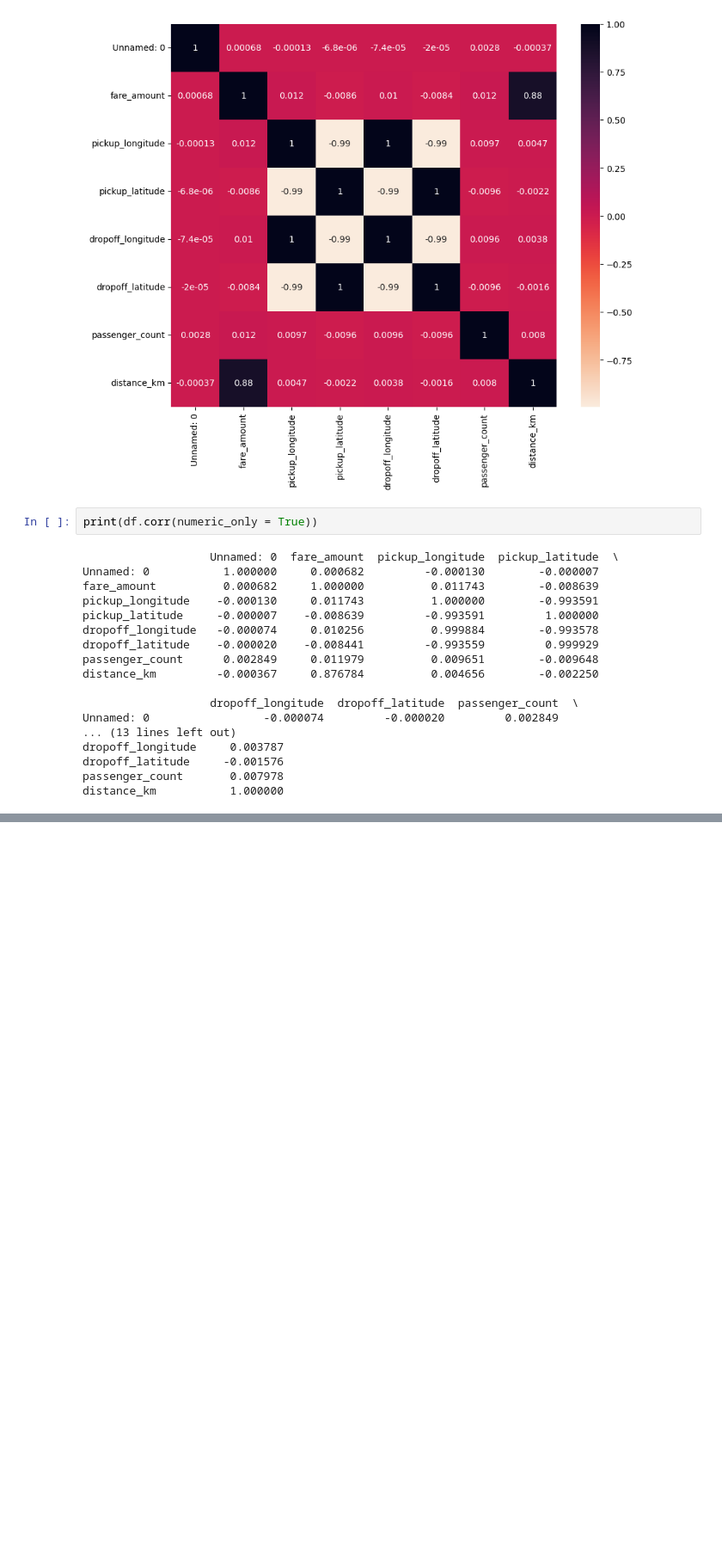
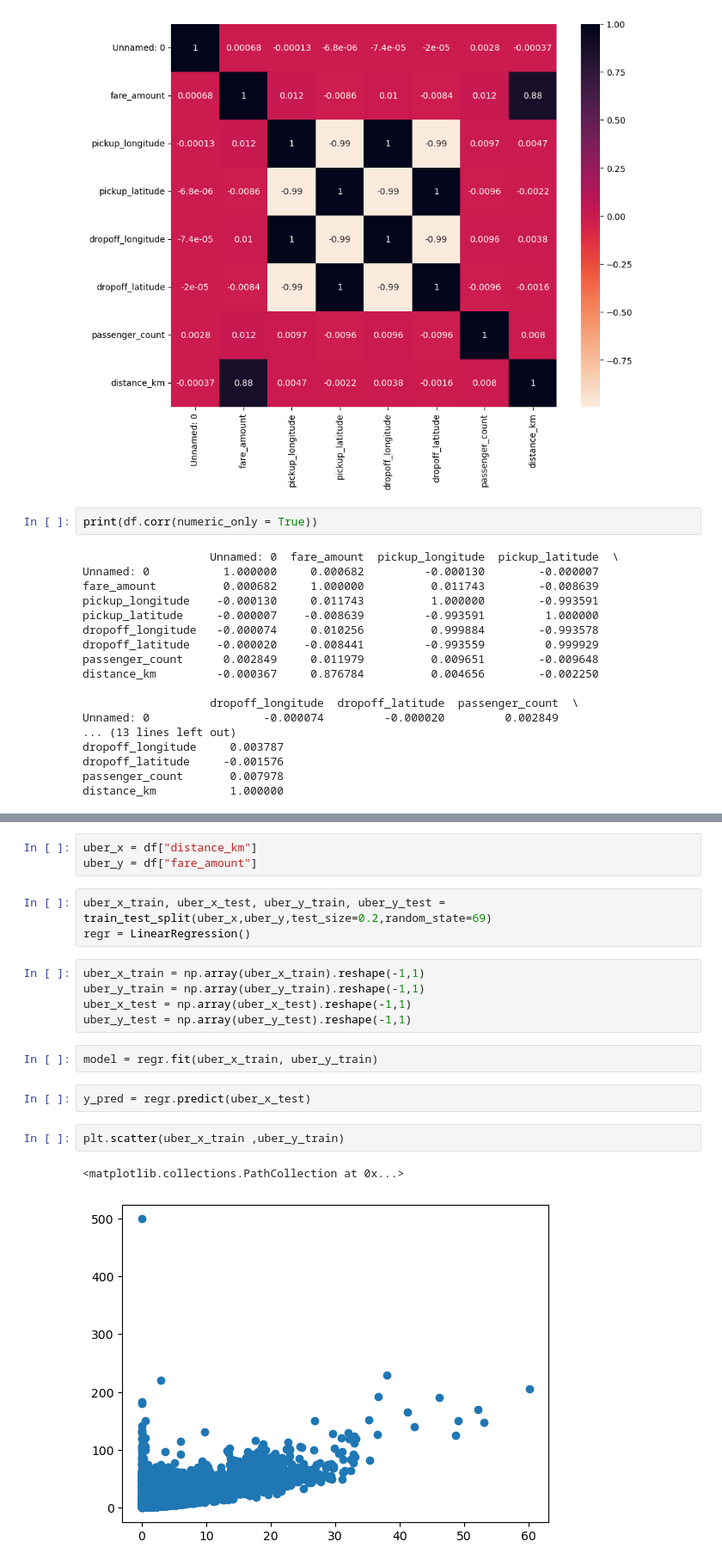
Before and after one commit to MrNoBody86/LP-3-ML, a Jupyter notebook: Ass_01.ipynb, the cells around one changed output, grey strips where cells are left out. Shown at 86% size. Saved outputs shown, nothing was run; the diff lists cells and outputs as text; blank space fills up the shorter version.

```diff
--- a/Ass_01.ipynb
+++ b/Ass_01.ipynb
@@ -301,0 +306,20 @@ distance_km           1.000000
+# %%
+uber_x = df["distance_km"]
+uber_y = df["fare_amount"]
+# %%
+uber_x_train, uber_x_test, uber_y_train, uber_y_test = train_test_split(uber_x,uber_y,test_size=0.2,random_state=69)
+regr = LinearRegression()
+# %%
+uber_x_train = np.array(uber_x_train).reshape(-1,1)
+uber_y_train = np.array(uber_y_train).reshape(-1,1)
+uber_x_test = np.array(uber_x_test).reshape(-1,1)
+uber_y_test = np.array(uber_y_test).reshape(-1,1)
+# %%
+model = regr.fit(uber_x_train, uber_y_train)
+# %%
+y_pred = regr.predict(uber_x_test)
+# %%
+plt.scatter(uber_x_train ,uber_y_train)
+# %% [output]
+<matplotlib.collections.PathCollection at 0x...>
+[figure, added]
```
Also changed, not shown: parts of 6 cells of this notebook.
